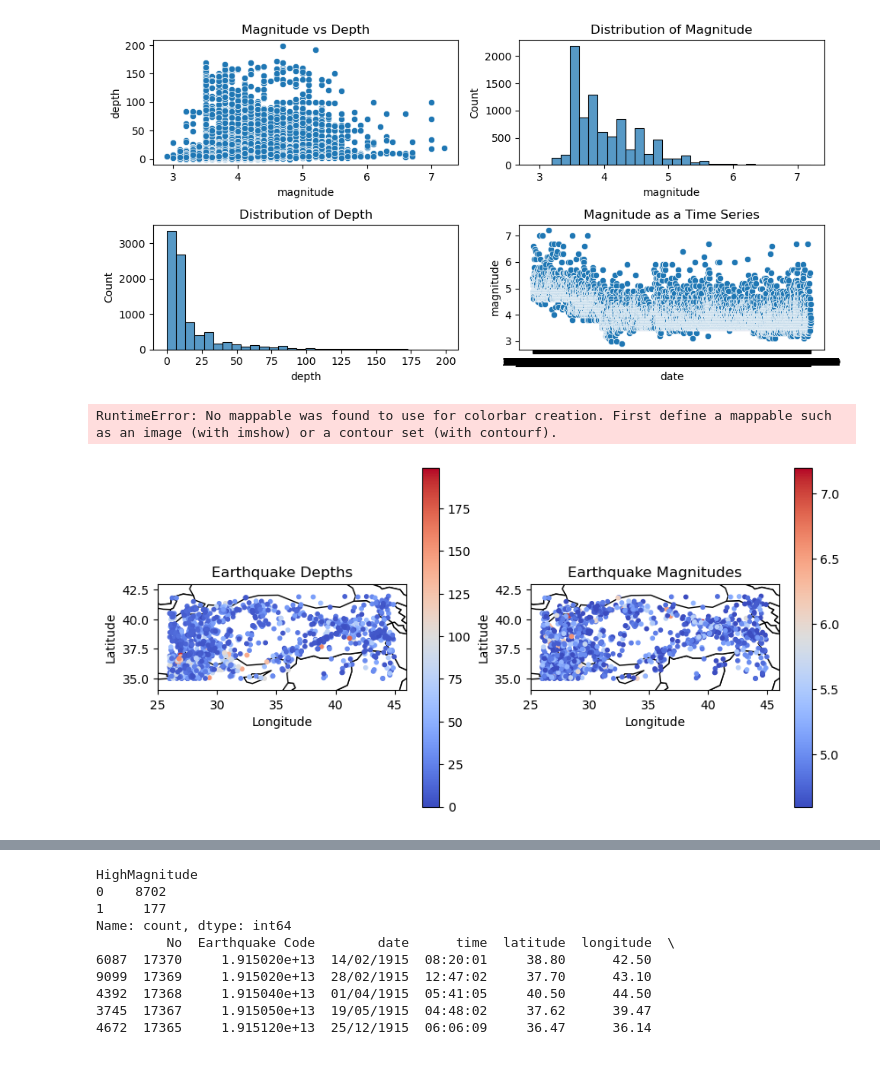
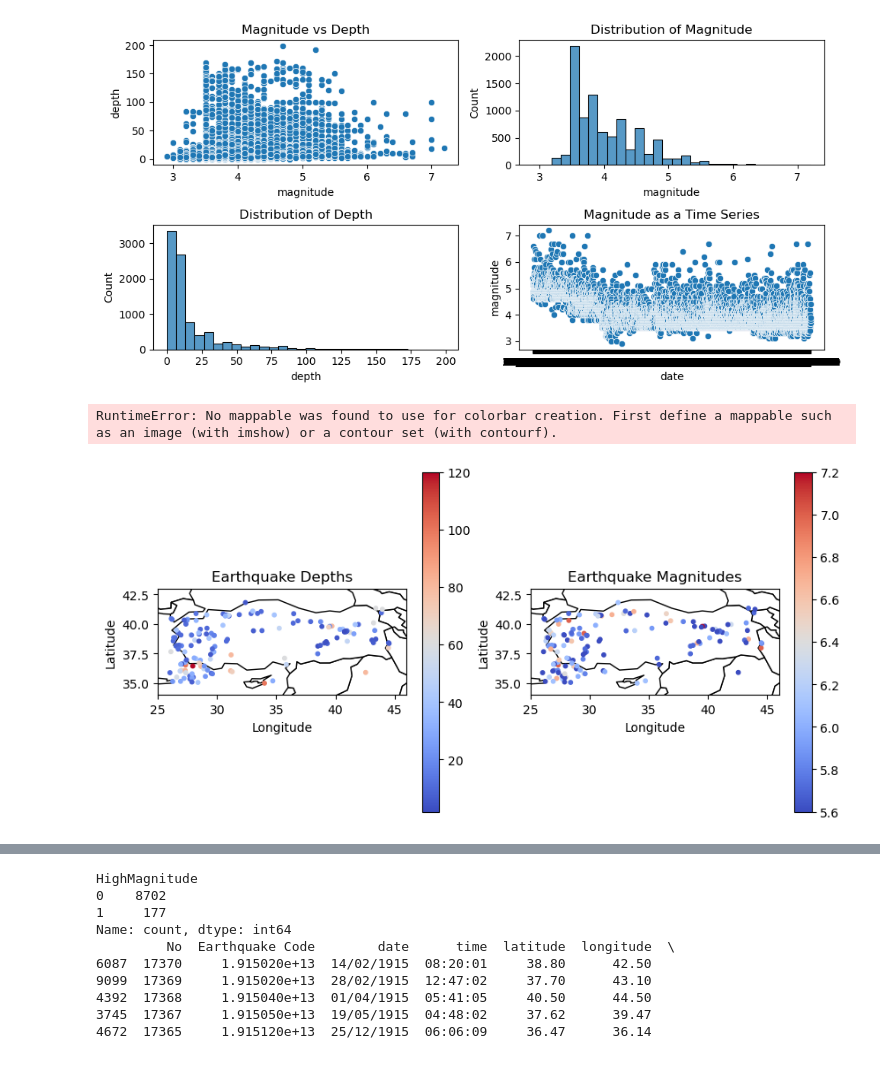
Before and after one commit to sallyfons/MLEE, a Jupyter notebook: eq_prediction.ipynb, the cells around one changed output, grey strips where cells are left out. Cells and saved outputs as stored; diff of their text form; code cells hidden in the pictures.

```diff
--- a/eq_prediction.ipynb
+++ b/eq_prediction.ipynb
@@ -144,32 +178,32 @@ world.plot(ax=ax[0], color='white', edgecolor='black')
 world.plot(ax=ax[1], color='white', edgecolor='black')
 # Set the aspect ratio of the plot
 ax[0].set_aspect('equal')
 ax[1].set_aspect('equal')
 # Plot the data points
 
 # Filter the data to include only magnitudes higher than 4.5
-filtered_data = gdf_eq[gdf_eq['magnitude'] > 4.5]
+filtered_data = gdf_eq[gdf_eq['magnitude'] > 5.5]
 
 # Plot the filtered data points
 filtered_data.plot(ax=ax[0], column='depth', cmap='coolwarm', markersize=10, legend=True)
 filtered_data.plot(ax=ax[1], column='magnitude', cmap='coolwarm', markersize=10, legend=True)
 #gdf_eq.plot(ax=ax[0], column='depth', cmap='coolwarm', markersize= 10 , legend=True)
 #gdf_eq.plot(ax=ax[1], column='magnitude', cmap='coolwarm', markersize=10, legend=True)
 
 # Set the plot title and axis labels
 ax[0].set_title('Earthquake Depths')
 ax[0].set_xlabel('Longitude')
 ax[0].set_ylabel('Latitude')
 ax[1].set_title('Earthquake Magnitudes')
 ax[1].set_xlabel('Longitude')
 ax[1].set_ylabel('Latitude')
 
 # Show the colorbar
 plt.colorbar(ax= ax[0], label='Depth')
 plt.colorbar(ax=ax[1], label='Magnitude')
 
 # Show the plot
 plt.show()
 # %% [output]
 RuntimeError: No mappable was found to use for colorbar creation. First define a mappable such as an image (with imshow) or a contour set (with contourf).
-[figure, old version]
+[figure, new version]
```
Also changed, not shown: parts of 13 cells of this notebook, 1 other file.
